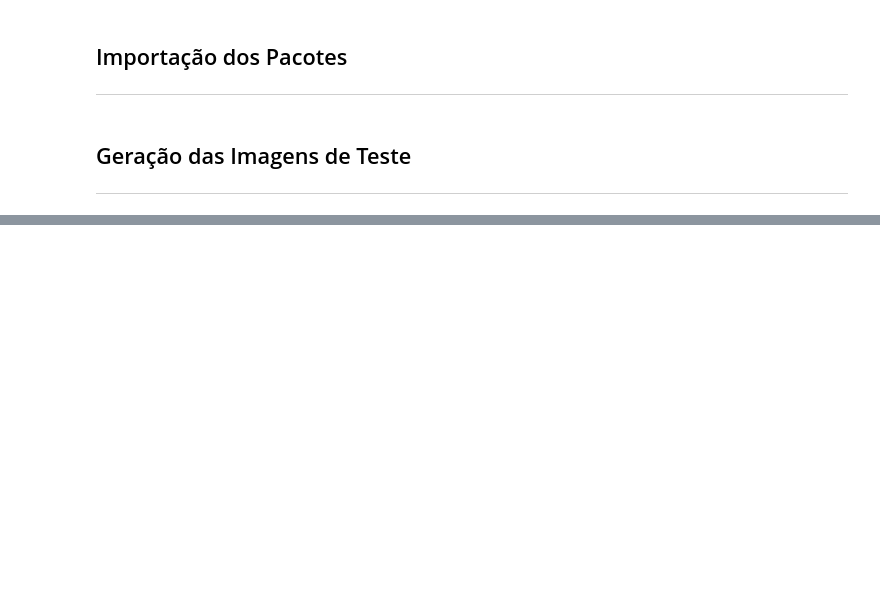
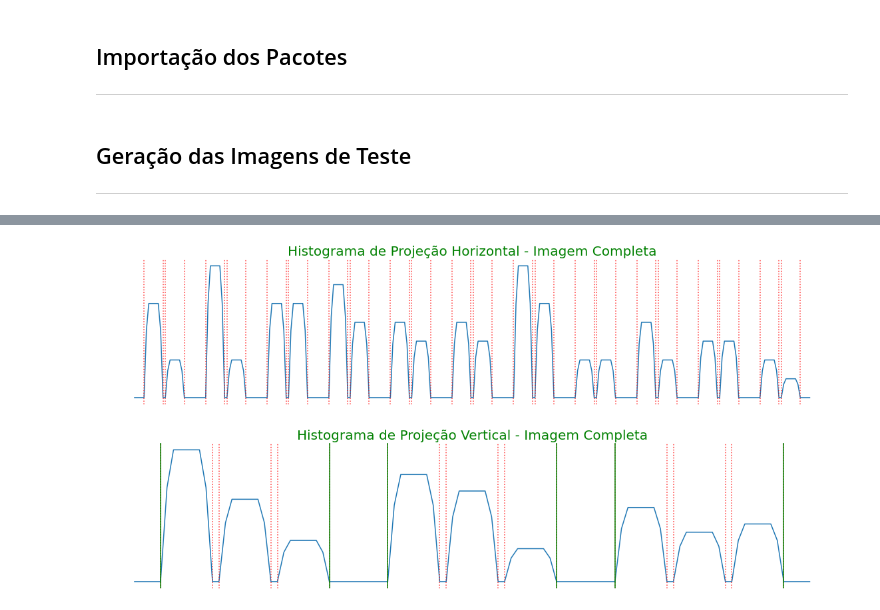
Before and after one commit to code-coffee-ufcg/braillingo-backend, a Jupyter notebook: braillingo-demo/demo_code.ipynb, the cells around one changed output, grey strips where cells are left out. Saved outputs shown, nothing was run; the diff lists cells and outputs as text; code cells hidden in the pictures; blank space fills up the shorter version.

```diff
--- a/braillingo-demo/demo_code.ipynb
+++ b/braillingo-demo/demo_code.ipynb
@@ -123,0 +100,47 @@ plt.savefig('del.png')
+# %%
+def plot_hist(hist, mode = 'Vertical', sub = False):
+    '''
+    plota histogramas de projeção
+
+    Args:
+        hist (array) --> histograma de projeção horizontal ou vertical
+        mode (string) --> modo de projeção: 'horizontal' e 'vertical'
+    '''
+    plt.figure(figsize = (20, 4))
+    plt.plot(np.arange(0, len(hist)), hist)
+
+    delimiters = optical_braille_recognition().get_delimiters(hist)
+
+    for delimiter in delimiters:
+        plt.axvline(delimiter, linestyle = ':', alpha = 0.8, color = 'red')
+
+    if mode == 'Vertical':
+        line_delimiters = optical_braille_recognition().get_line_delimiters(delimiters)
+        for delimiter in line_delimiters:
+            plt.axvline(delimiter, color = 'green')
+    elif mode == 'Horizontal' and sub ==True:
+        line_delimiters = optical_braille_recognition().get_character_delimiters(delimiters)
+        for delimiter in line_delimiters:
+            plt.axvline(delimiter, color = 'green')
+
+
+    plt.axis('off')
+
+    if sub == False:
+        title_complete = 'Imagem Completa'
+    else:
+        title_complete = 'Linha Individual'
+
+    plt.title('Histograma de Projeção ' + mode + ' - ' + title_complete, size = 20, color = 'green')
+
+    if mode == 'Vertical':
+        return line_delimiters
+
+    return
+# %%
+# plotando os histogramas de projeção horizontal e vertical
+plot_hist(hist_x, mode = 'Horizontal')
+line_delimiters = plot_hist(hist_y, mode = 'Vertical')
+# %% [output]
+[figure, added]
+[figure, added]
```
Also changed, not shown: parts of 16 cells of this notebook, 2 other files.
